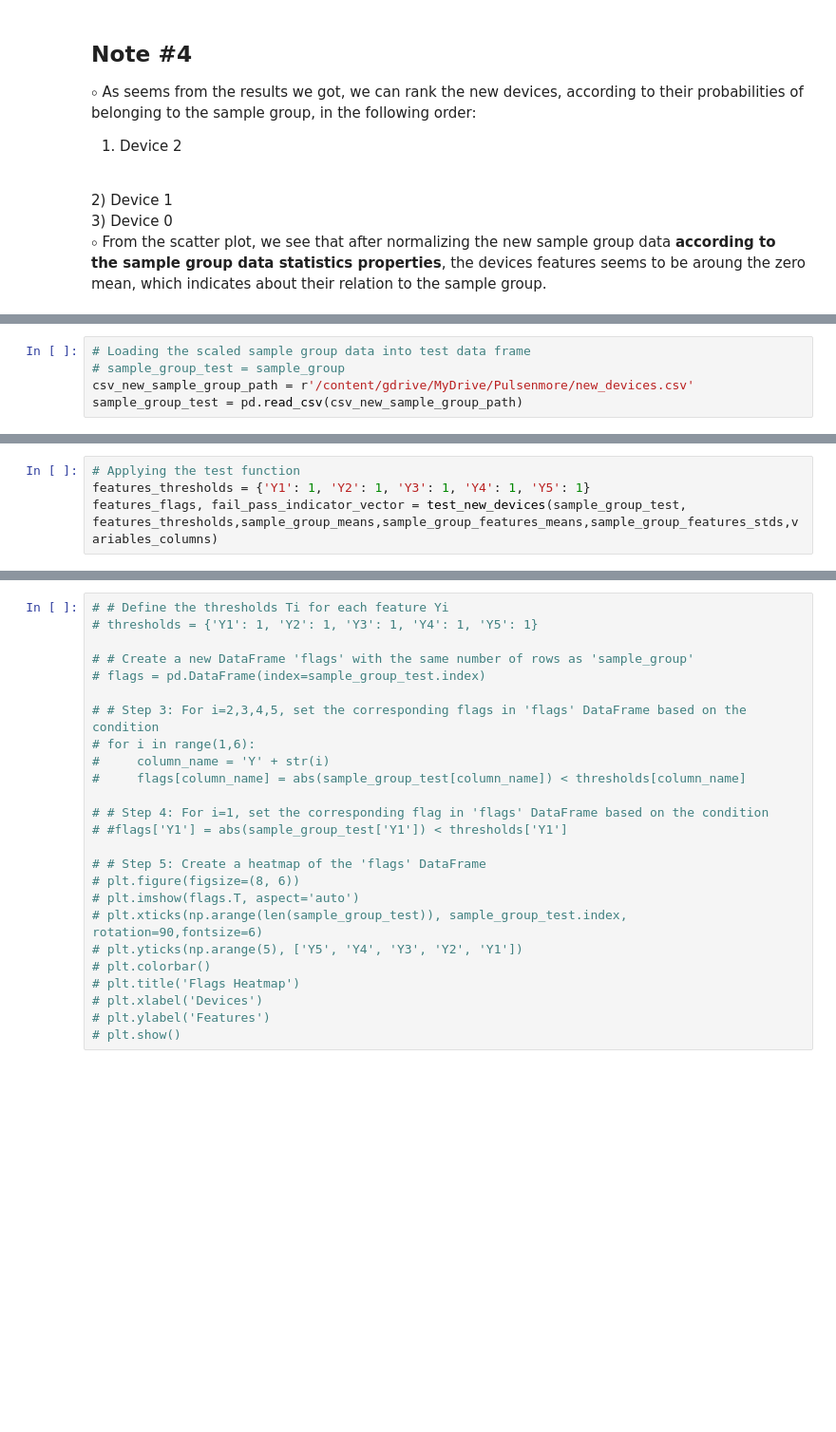
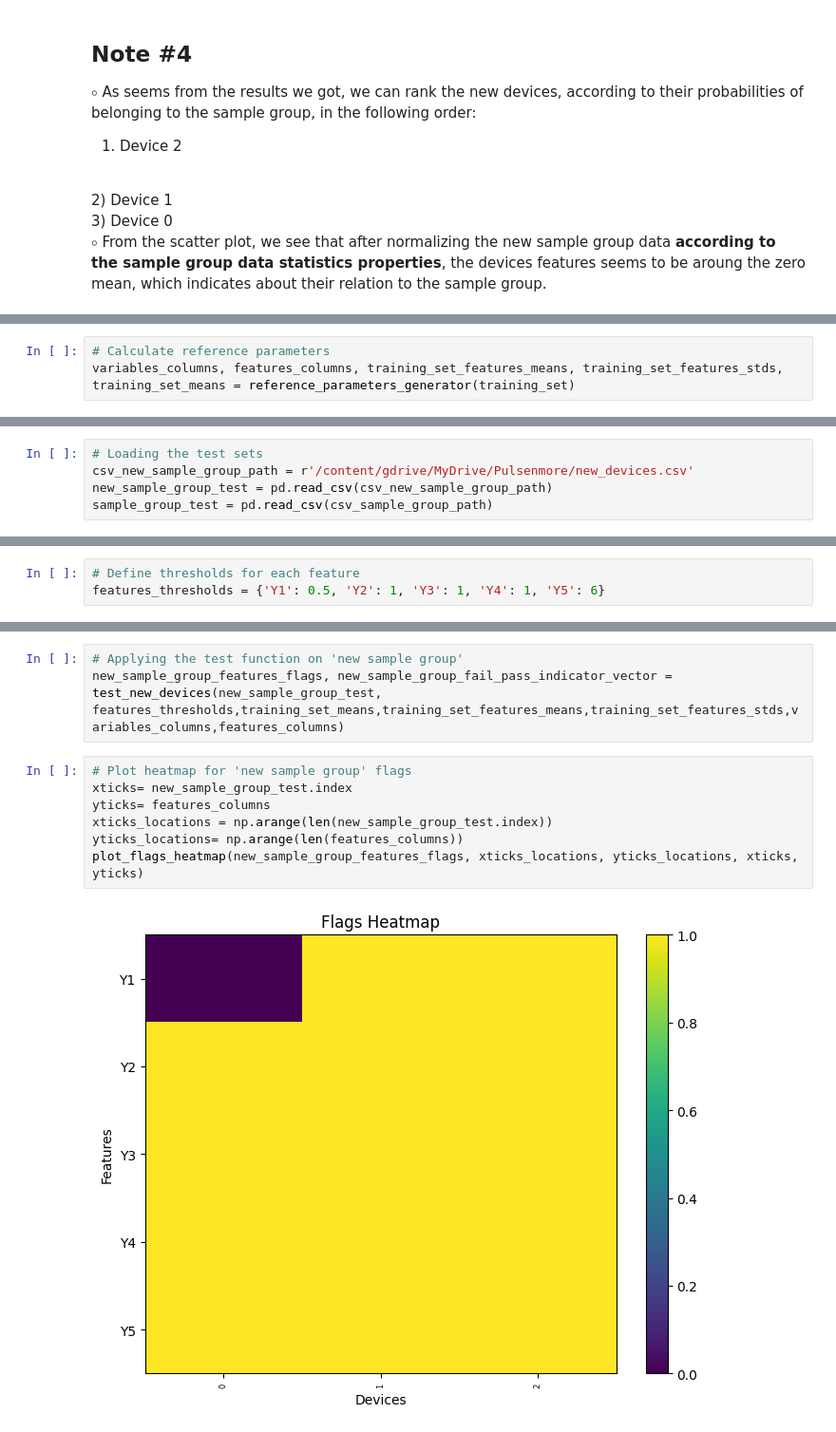
Before and after one commit to RonBartov/Data_Processing, a Jupyter notebook: factory_data_processing.ipynb, the cells around one changed output, grey strips where cells are left out. Shown: that part at 95% size. Cells and saved outputs as stored; diff of their text form; blank space fills up the shorter version.

Commit message:
finished creating the test method

```diff
--- a/factory_data_processing.ipynb
+++ b/factory_data_processing.ipynb
@@ -540,0 +623,3 @@ def test_new_devices(devices_data_frame, features_thresholds,sample_group_means,
+# %%
+# Calculate reference parameters
+variables_columns, features_columns, training_set_features_means, training_set_features_stds, training_set_means = reference_parameters_generator(training_set)
@@ -541,5 +629,5 @@ def test_new_devices(devices_data_frame, features_thresholds,sample_group_means,
 # %%
-# Loading the scaled sample group data into test data frame
-# sample_group_test = sample_group
+# Loading the test sets
 csv_new_sample_group_path = r'/content/gdrive/MyDrive/Pulsenmore/new_devices.csv'
-sample_group_test = pd.read_csv(csv_new_sample_group_path)
+new_sample_group_test = pd.read_csv(csv_new_sample_group_path)
+sample_group_test = pd.read_csv(csv_sample_group_path)
@@ -553,4 +634,3 @@ sample_group_test.head(5)
 # %%
-# Applying the test function
-features_thresholds = {'Y1': 1, 'Y2': 1, 'Y3': 1, 'Y4': 1, 'Y5': 1}
-features_flags, fail_pass_indicator_vector = test_new_devices(sample_group_test, features_thresholds,sample_group_means,sample_group_features_means,sample_group_features_stds,variables_columns)
+# Define thresholds for each feature
+features_thresholds = {'Y1': 0.5, 'Y2': 1, 'Y3': 1, 'Y4': 1, 'Y5': 6}
@@ -575,25 +637,12 @@ plt.show()
-# %%
-# # Define the thresholds Ti for each feature Yi
-# thresholds = {'Y1': 1, 'Y2': 1, 'Y3': 1, 'Y4': 1, 'Y5': 1}
-
-# # Create a new DataFrame 'flags' with the same number of rows as 'sample_group'
-# flags = pd.DataFrame(index=sample_group_test.index)
-
-# # Step 3: For i=2,3,4,5, set the corresponding flags in 'flags' DataFrame based on the condition
-# for i in range(1,6):
-#     column_name = 'Y' + str(i)
-#     flags[column_name] = abs(sample_group_test[column_name]) < thresholds[column_name]
-
-# # Step 4: For i=1, set the corresponding flag in 'flags' DataFrame based on the condition
-# #flags['Y1'] = abs(sample_group_test['Y1']) < thresholds['Y1']
-
-# # Step 5: Create a heatmap of the 'flags' DataFrame
-# plt.figure(figsize=(8, 6))
-# plt.imshow(flags.T, aspect='auto')
-# plt.xticks(np.arange(len(sample_group_test)), sample_group_test.index, rotation=90,fontsize=6)
-# plt.yticks(np.arange(5), ['Y5', 'Y4', 'Y3', 'Y2', 'Y1'])
-# plt.colorbar()
-# plt.title('Flags Heatmap')
-# plt.xlabel('Devices')
-# plt.ylabel('Features')
-# plt.show()
+# %%
+# Applying the test function on 'new sample group'
+new_sample_group_features_flags, new_sample_group_fail_pass_indicator_vector = test_new_devices(new_sample_group_test, features_thresholds,training_set_means,training_set_features_means,training_set_features_stds,variables_columns,features_columns)
+# %%
+# Plot heatmap for 'new sample group' flags
+xticks= new_sample_group_test.index
+yticks= features_columns
+xticks_locations = np.arange(len(new_sample_group_test.index))
+yticks_locations= np.arange(len(features_columns))
+plot_flags_heatmap(new_sample_group_features_flags, xticks_locations, yticks_locations, xticks, yticks)
+# %% [output]
+[figure, added]
```
Also changed, not shown: parts of 21 cells of this notebook.
